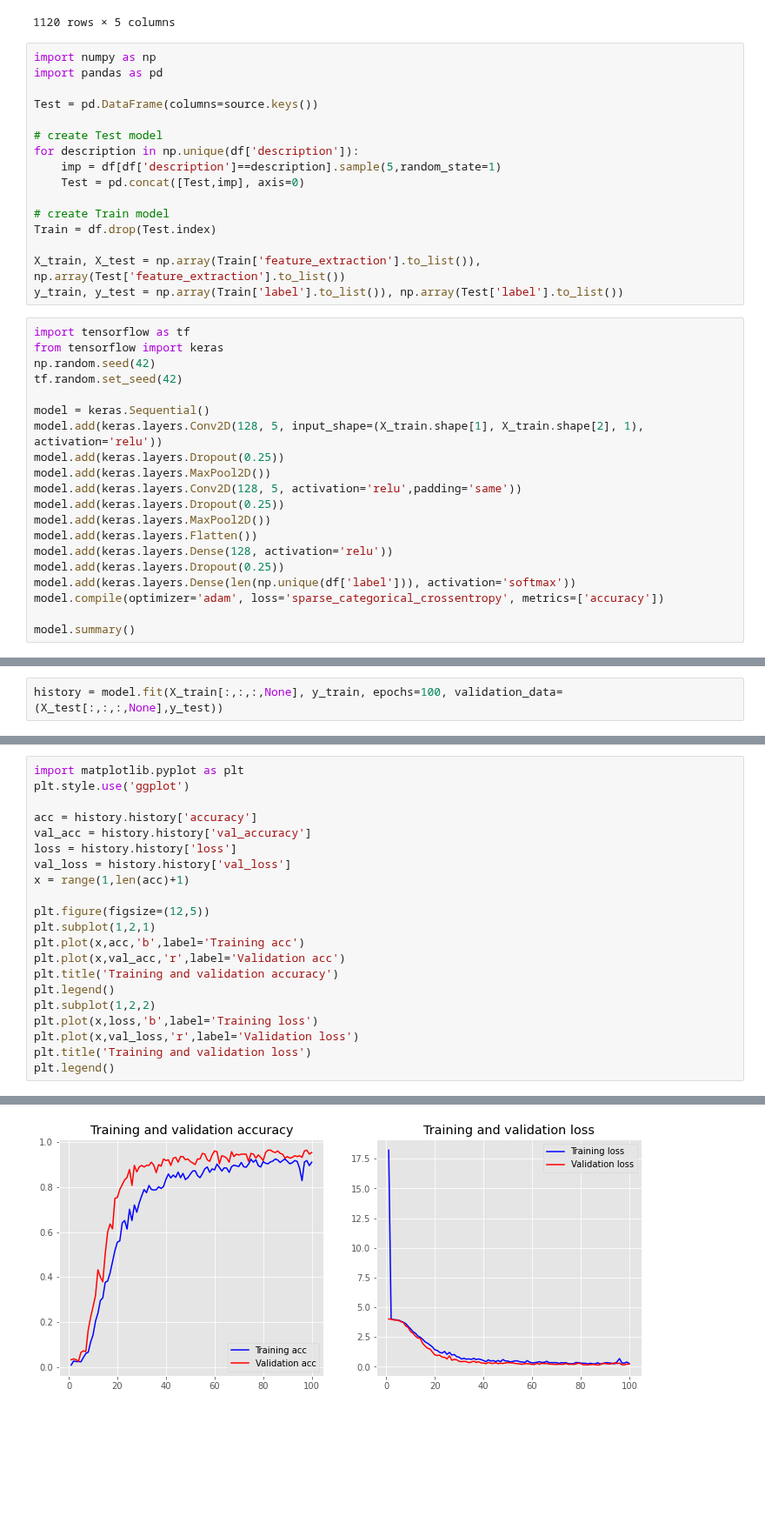
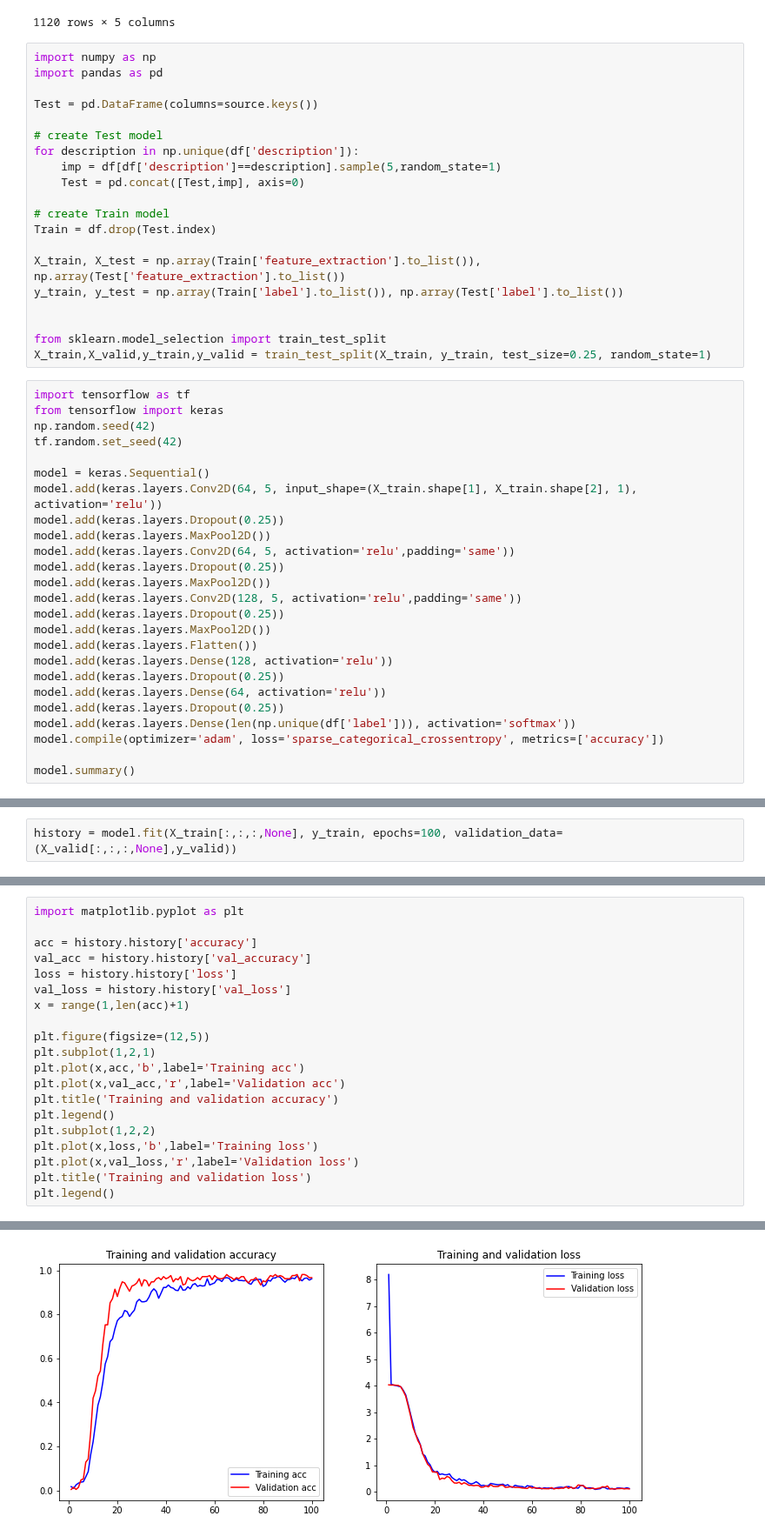
Before and after one commit to NongNNew/Project_499, a Jupyter notebook: Project_499_CNN.ipynb, the cells around one changed output, grey strips where cells are left out. Shown at 87% size. Saved outputs shown, nothing was run; the diff lists cells and outputs as text; blank space fills up the shorter version.

```diff
--- a/Project_499_CNN.ipynb
+++ b/Project_499_CNN.ipynb
@@ -82,6 +82,10 @@ Train = df.drop(Test.index)
 
 X_train, X_test = np.array(Train['feature_extraction'].to_list()), np.array(Test['feature_extraction'].to_list())
 y_train, y_test = np.array(Train['label'].to_list()), np.array(Test['label'].to_list())
+
+
+from sklearn.model_selection import train_test_split
+X_train,X_valid,y_train,y_valid = train_test_split(X_train, y_train, test_size=0.25, random_state=1)
 # %%
 import tensorflow as tf
 from tensorflow import keras
@@ -89,7 +93,10 @@ np.random.seed(42)
 tf.random.set_seed(42)
 
 model = keras.Sequential()
-model.add(keras.layers.Conv2D(128, 5, input_shape=(X_train.shape[1], X_train.shape[2], 1), activation='relu'))
+model.add(keras.layers.Conv2D(64, 5, input_shape=(X_train.shape[1], X_train.shape[2], 1), activation='relu'))
+model.add(keras.layers.Dropout(0.25))
+model.add(keras.layers.MaxPool2D())
+model.add(keras.layers.Conv2D(64, 5, activation='relu',padding='same'))
 model.add(keras.layers.Dropout(0.25))
 model.add(keras.layers.MaxPool2D())
 model.add(keras.layers.Conv2D(128, 5, activation='relu',padding='same'))
@@ -98,6 +105,8 @@ model.add(keras.layers.MaxPool2D())
 model.add(keras.layers.Flatten())
 model.add(keras.layers.Dense(128, activation='relu'))
 model.add(keras.layers.Dropout(0.25))
+model.add(keras.layers.Dense(64, activation='relu'))
+model.add(keras.layers.Dropout(0.25))
 model.add(keras.layers.Dense(len(np.unique(df['label'])), activation='softmax'))
 model.compile(optimizer='adam', loss='sparse_categorical_crossentropy', metrics=['accuracy'])
 
@@ -121,6 +130,6 @@ Trainable params: 2,157,112
 Non-trainable params: 0
 _________________________________________________________________
 # %%
-history = model.fit(X_train[:,:,:,None], y_train, epochs=100, validation_data=(X_test[:,:,:,None],y_test))
+history = model.fit(X_train[:,:,:,None], y_train, epochs=100, validation_data=(X_valid[:,:,:,None],y_valid))
 # %% [output]
 Epoch 1/100
@@ -176,24 +188,23 @@ weighted avg       0.97      0.95      0.95       280
 # %%
 import matplotlib.pyplot as plt
-plt.style.use('ggplot')
 
 acc = history.history['accuracy']
 val_acc = history.history['val_accuracy']
 loss = history.history['loss']
 val_loss = history.history['val_loss']
 x = range(1,len(acc)+1)
 
 plt.figure(figsize=(12,5))
 plt.subplot(1,2,1)
 plt.plot(x,acc,'b',label='Training acc')
 plt.plot(x,val_acc,'r',label='Validation acc')
 plt.title('Training and validation accuracy')
 plt.legend()
 plt.subplot(1,2,2)
 plt.plot(x,loss,'b',label='Training loss')
 plt.plot(x,val_loss,'r',label='Validation loss')
 plt.title('Training and validation loss')
 plt.legend()
 # %% [output]
 <matplotlib.legend.Legend at 0x...>
-[figure, old version]
+[figure, new version]
```
Also changed, not shown: parts of 5 cells of this notebook.
